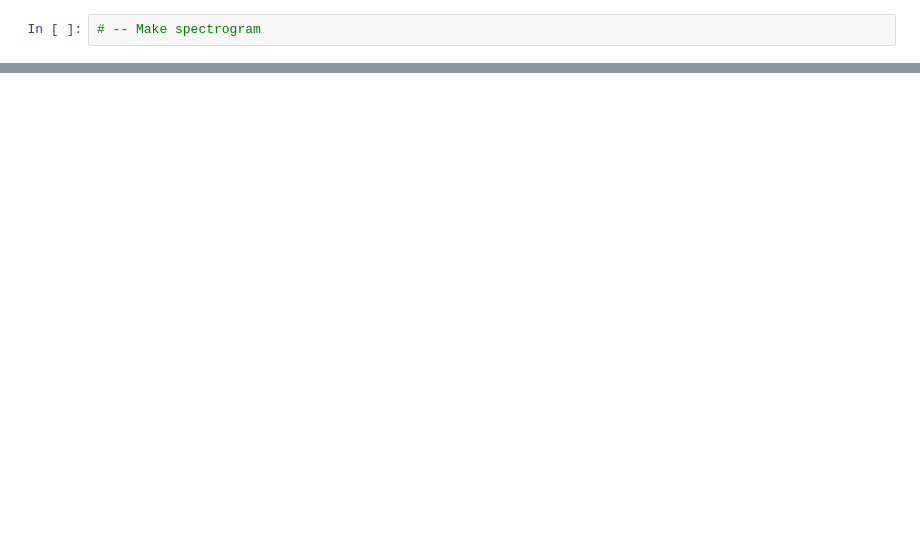
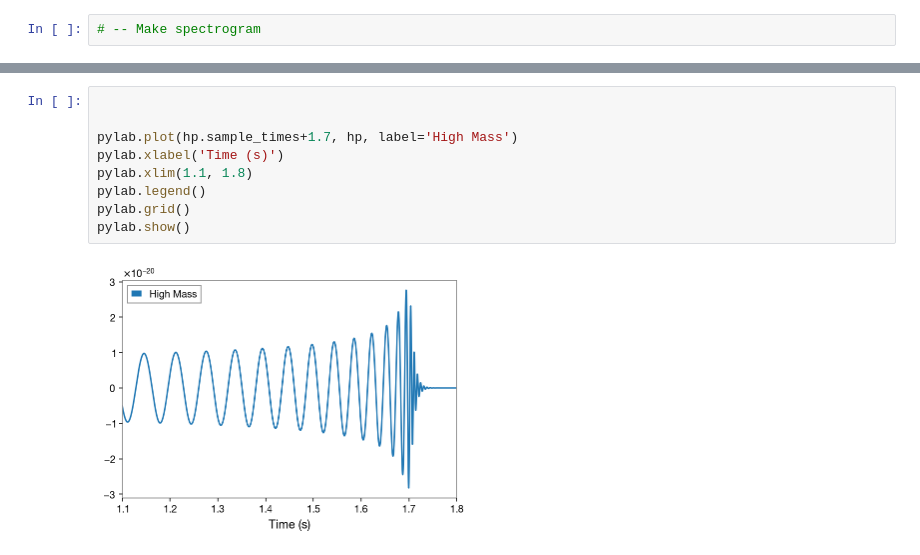
Before and after one commit to jkanner/aapt, a Jupyter notebook: web/notebooks/plots-for-web.ipynb, the cells around one changed output, grey strips where cells are left out. Saved outputs shown, nothing was run; the diff lists cells and outputs as text; blank space fills up the shorter version.

```diff
--- a/web/notebooks/plots-for-web.ipynb
+++ b/web/notebooks/plots-for-web.ipynb
@@ -152,0 +153,11 @@ ax.set_yscale('log')
+# %%
+
+
+pylab.plot(hp.sample_times+1.7, hp, label='High Mass')
+pylab.xlabel('Time (s)')
+pylab.xlim(1.1, 1.8)
+pylab.legend()
+pylab.grid()
+pylab.show()
+# %% [output]
+[figure, added]
```
Also changed, not shown: parts of 10 cells of this notebook, 5 other files.
